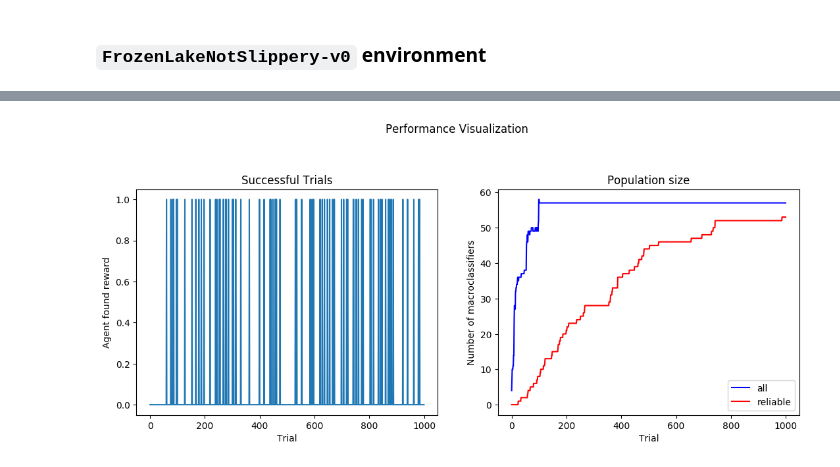
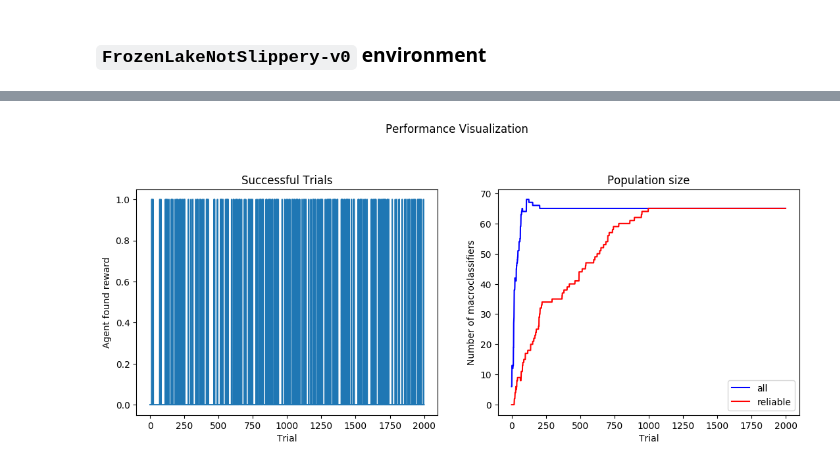
Before and after one commit to ParrotPrediction/pyalcs, a Jupyter notebook: notebooks/ACS2 in Frozen Lake (OpenAI).ipynb, the cells around one changed output, grey strips where cells are left out. Drawn from its saved outputs; the diff is of its cells as text; code cells hidden in the pictures.

```diff
--- a/notebooks/ACS2 in Frozen Lake (OpenAI).ipynb
+++ b/notebooks/ACS2 in Frozen Lake (OpenAI).ipynb
@@ -192,7 +192,7 @@ ACS2Configuration:
 # %% [markdown]
 ## Experiments
 # %%
-EXPLORE_TRIALS = 1000
+EXPLORE_TRIALS = 2000
 EXPLOIT_TRIALS = 100
 
 def perform_experiment(cfg, env):
@@ -258,6 +258,6 @@ Top 10 classifiers:
 # %% [markdown]
 ### `FrozenLakeNotSlippery-v0` environment
 # %%
-explore_results, exploit_results = perform_experiment(cfg, fl_ns_env)
+explore_results_2, exploit_results_2 = perform_experiment(cfg, fl_ns_env)
 # %%
 # exploration
@@ -281,6 +281,6 @@ X00#############-2-0X############## @ 0x10bc0a198       q: 1.00         r: 0.75
 # %%
-plot_performance(explore_results[1])
+plot_performance(explore_results_2[1])
 # %% [output]
-[figure, old version]
+[figure, new version]
 # %%
 # exploitation
```
Also changed, not shown: parts of 10 cells of this notebook, 11 other files.
